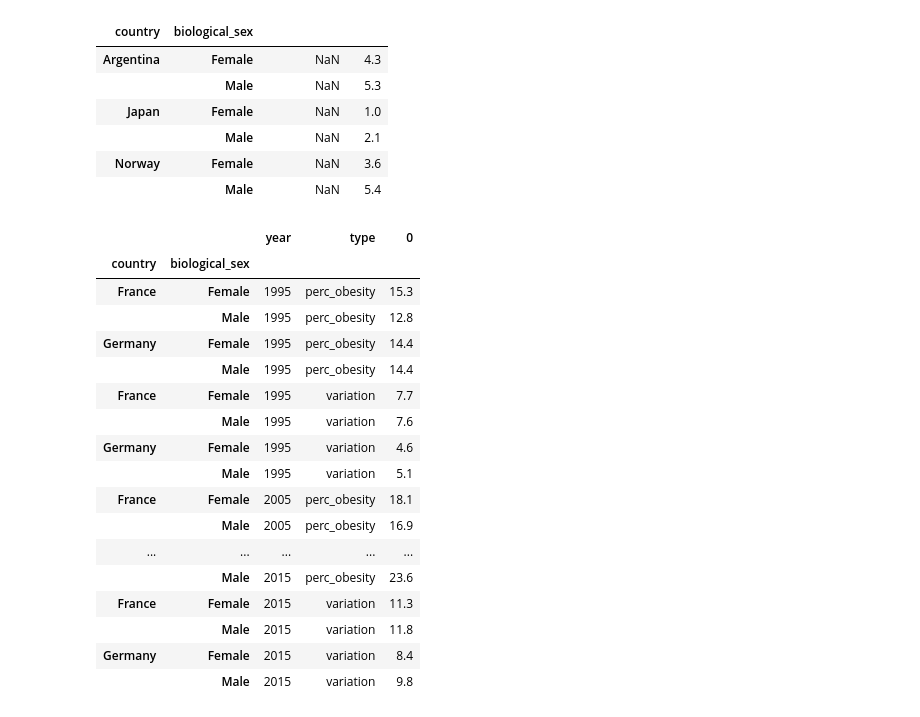
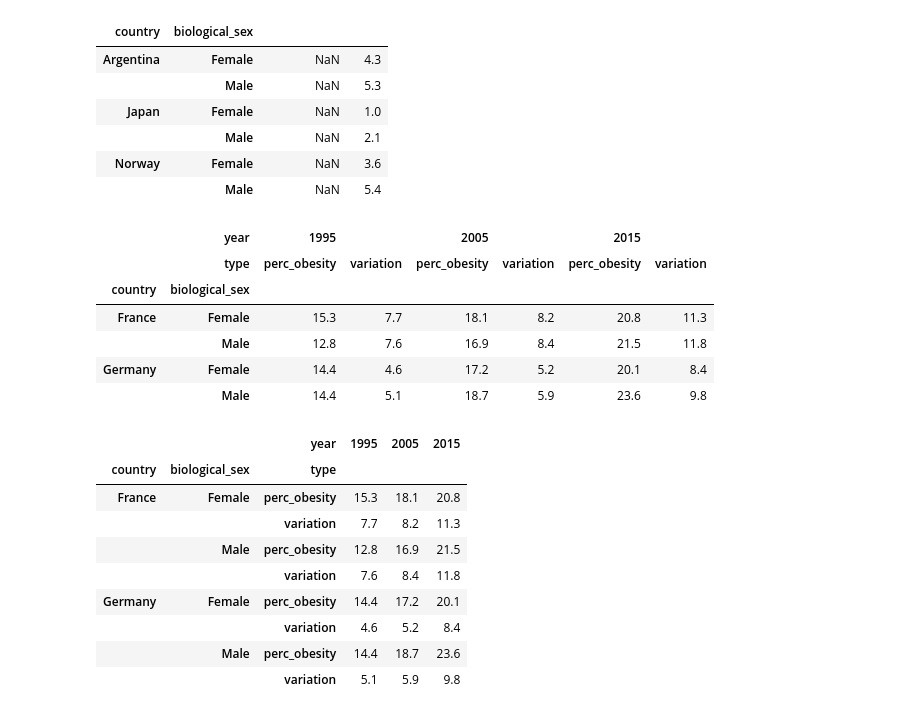
Before and after one commit to jrc-python/python-toolbox, a Jupyter notebook: 4-reshaping-data/reshaping.ipynb, the cells around one changed output. Drawn from its saved outputs; the diff is of its cells as text; code cells hidden in the pictures.

```diff
--- a/4-reshaping-data/reshaping.ipynb
+++ b/4-reshaping-data/reshaping.ipynb
@@ -1220,27 +1220,30 @@ obesity.unstack(level=2).diff(axis=1)
 # %%
 import pandas as pd
 
 # Read files/obesity_variation.csv and assign it to obesity
 obesity = pd.read_csv('files/obesity_variation.csv').set_index(['country', 'biological_sex'])
+obesity = obesity.pivot(columns=['year', 'type'], values='value')
 
 obesity
-#obesity.pivot_table(columns='type')
 # %% [output]
-|  |  | year | type | 0 |
-| country | biological_sex |  |  |  |
-| France | Female | 1995 | perc_obesity | 15.3 |
-|  | Male | 1995 | perc_obesity | 12.8 |
-| Germany | Female | 1995 | perc_obesity | 14.4 |
-|  | Male | 1995 | perc_obesity | 14.4 |
-| France | Female | 1995 | variation | 7.7 |
-|  | Male | 1995 | variation | 7.6 |
-| Germany | Female | 1995 | variation | 4.6 |
-|  | Male | 1995 | variation | 5.1 |
-| France | Female | 2005 | perc_obesity | 18.1 |
-|  | Male | 2005 | perc_obesity | 16.9 |
-| ... | ... | ... | ... | ... |
-|  | Male | 2015 | perc_obesity | 23.6 |
-| France | Female | 2015 | variation | 11.3 |
-|  | Male | 2015 | variation | 11.8 |
-| Germany | Female | 2015 | variation | 8.4 |
-|  | Male | 2015 | variation | 9.8 |
+|  | year | 1995 |  | 2005 |  | 2015 |  |
+|  | type | perc_obesity | variation | perc_obesity | variation | perc_obesity | variation |
+| country | biological_sex |  |  |  |  |  |  |
+| France | Female | 15.3 | 7.7 | 18.1 | 8.2 | 20.8 | 11.3 |
+|  | Male | 12.8 | 7.6 | 16.9 | 8.4 | 21.5 | 11.8 |
+| Germany | Female | 14.4 | 4.6 | 17.2 | 5.2 | 20.1 | 8.4 |
+|  | Male | 14.4 | 5.1 | 18.7 | 5.9 | 23.6 | 9.8 |
+# %%
+# Stack obesity, get median of columns and unstack again
+obesity.stack()
+# %% [output]
+|  |  | year | 1995 | 2005 | 2015 |
+| country | biological_sex | type |  |  |  |
+| France | Female | perc_obesity | 15.3 | 18.1 | 20.8 |
+|  |  | variation | 7.7 | 8.2 | 11.3 |
+|  | Male | perc_obesity | 12.8 | 16.9 | 21.5 |
+|  |  | variation | 7.6 | 8.4 | 11.8 |
+| Germany | Female | perc_obesity | 14.4 | 17.2 | 20.1 |
+|  |  | variation | 4.6 | 5.2 | 8.4 |
+|  | Male | perc_obesity | 14.4 | 18.7 | 23.6 |
+|  |  | variation | 5.1 | 5.9 | 9.8 |
```
Also changed, not shown: 1 other file.
